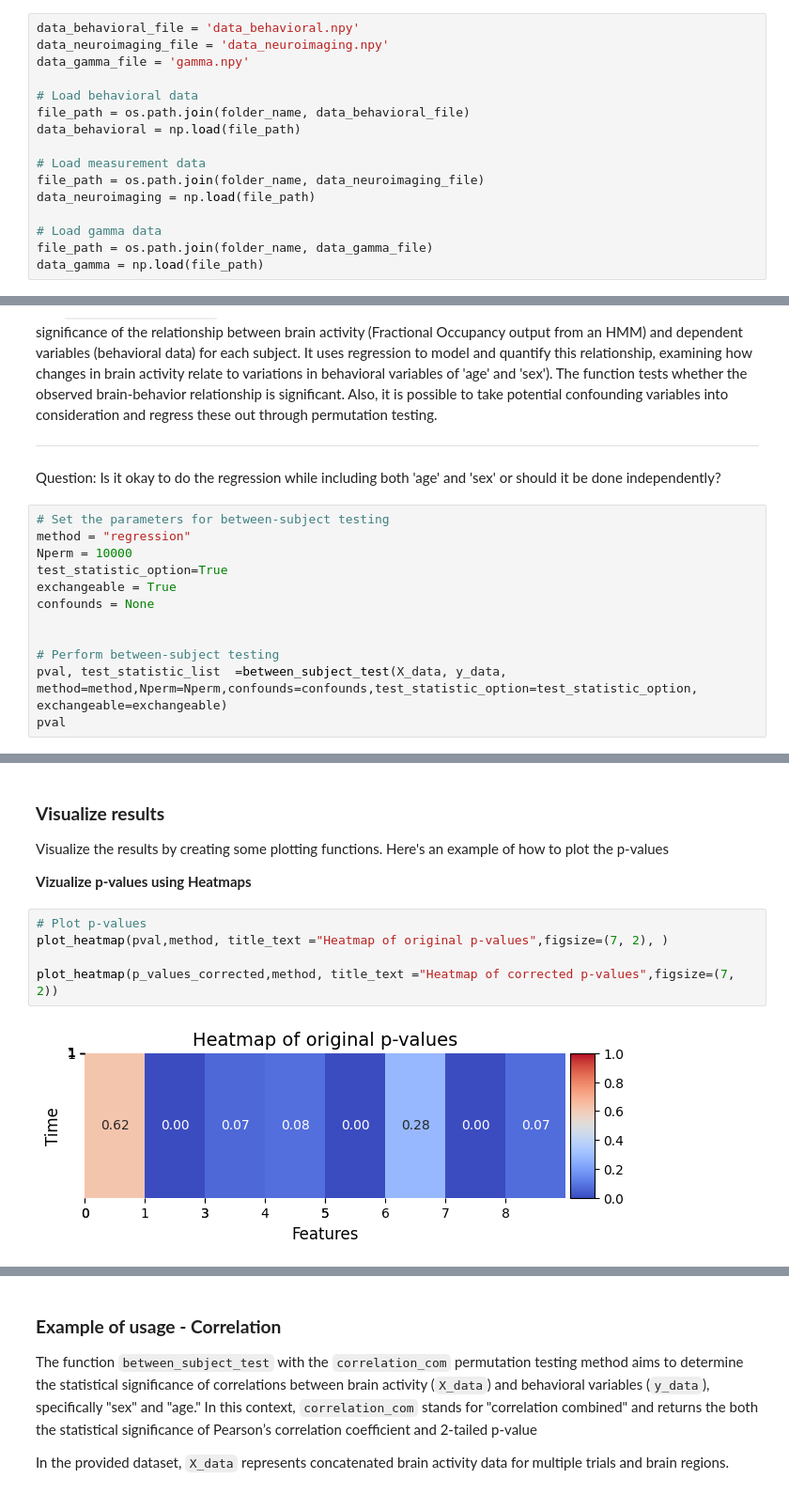
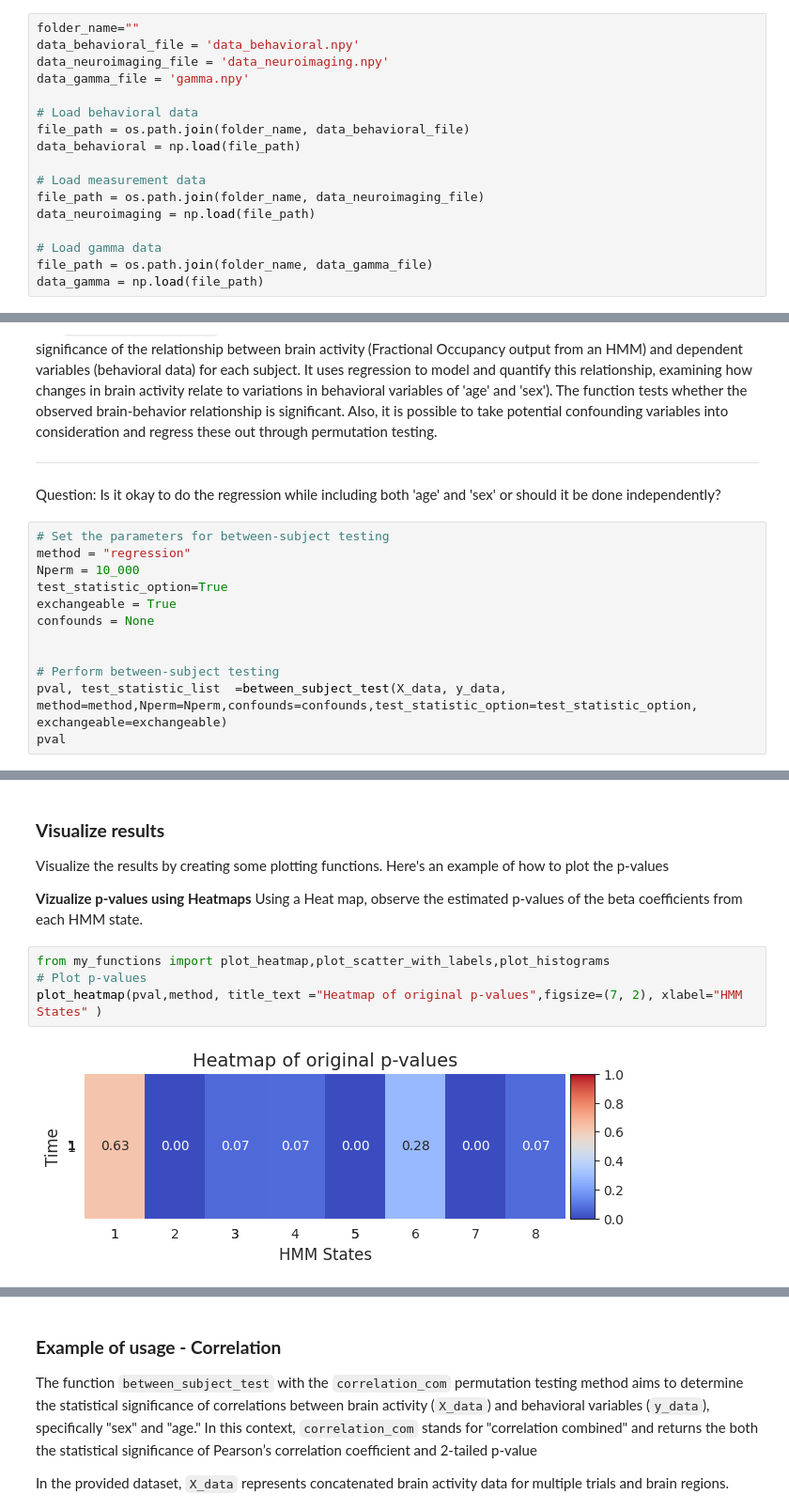
Before and after one commit to Nick7900/permutation_test, a Jupyter notebook: a_between_subject_testing.ipynb, the cells around one changed output, grey strips where cells are left out. Shown: that part at 94% size. Saved outputs shown, nothing was run; the diff lists cells and outputs as text.

```diff
--- a/a_between_subject_testing.ipynb
+++ b/a_between_subject_testing.ipynb
@@ -155,4 +149,5 @@ Save the variables
 # %%
+folder_name=""
 data_behavioral_file = 'data_behavioral.npy'
 data_neuroimaging_file = 'data_neuroimaging.npy'
 data_gamma_file = 'gamma.npy'
@@ -313,7 +309,7 @@ Question: Is it okay to do the regression while including both 'age' and 'sex' o
 # %%
 # Set the parameters for between-subject testing
 method = "regression"
-Nperm = 10000
+Nperm = 10_000
 test_statistic_option=True
 exchangeable = True
 confounds = None
@@ -354,10 +327,10 @@ Significant Time Points (Thresholding + Correction): (array([0, 0, 0]), array([1
  Visualize the results by creating some plotting functions. Here's an example of how to plot the p-values
 
  **Vizualize p-values using Heatmaps**
+ Using a Heat map, observe the estimated p-values of the beta coefficients from each HMM state.
 # %%
+from my_functions import plot_heatmap,plot_scatter_with_labels,plot_histograms
 # Plot p-values
-plot_heatmap(pval,method, title_text ="Heatmap of original p-values",figsize=(7, 2), )
-
-plot_heatmap(p_values_corrected,method, title_text ="Heatmap of corrected p-values",figsize=(7, 2))
+plot_heatmap(pval,method, title_text ="Heatmap of original p-values",figsize=(7, 2), xlabel="HMM States" )
 # %% [output]
-[figure, old version]
+[figure, new version]
```
Also changed, not shown: parts of 28 cells of this notebook.
